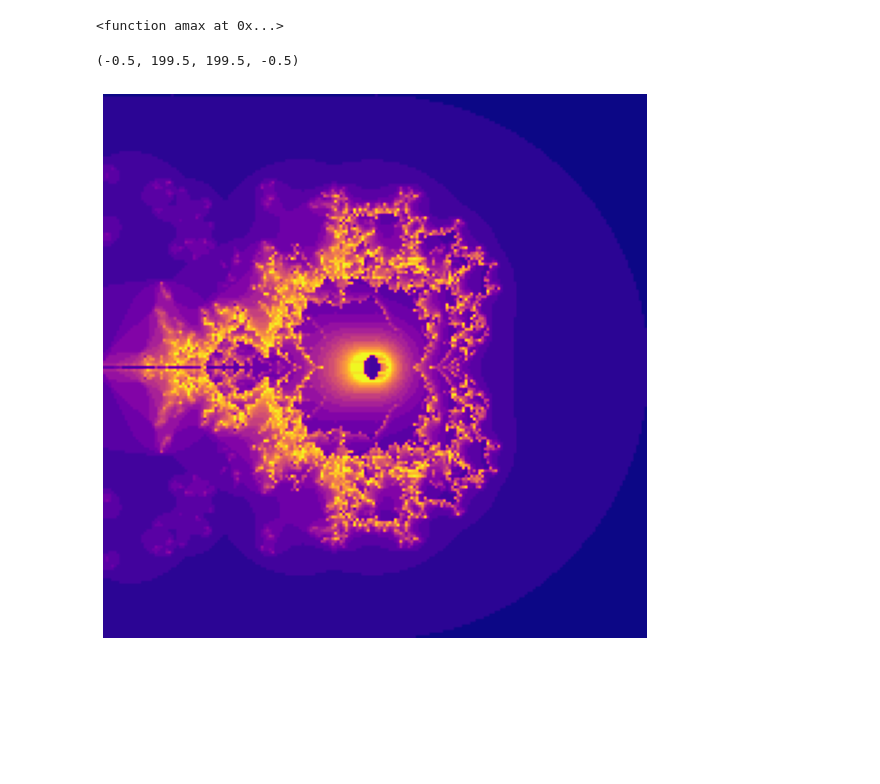
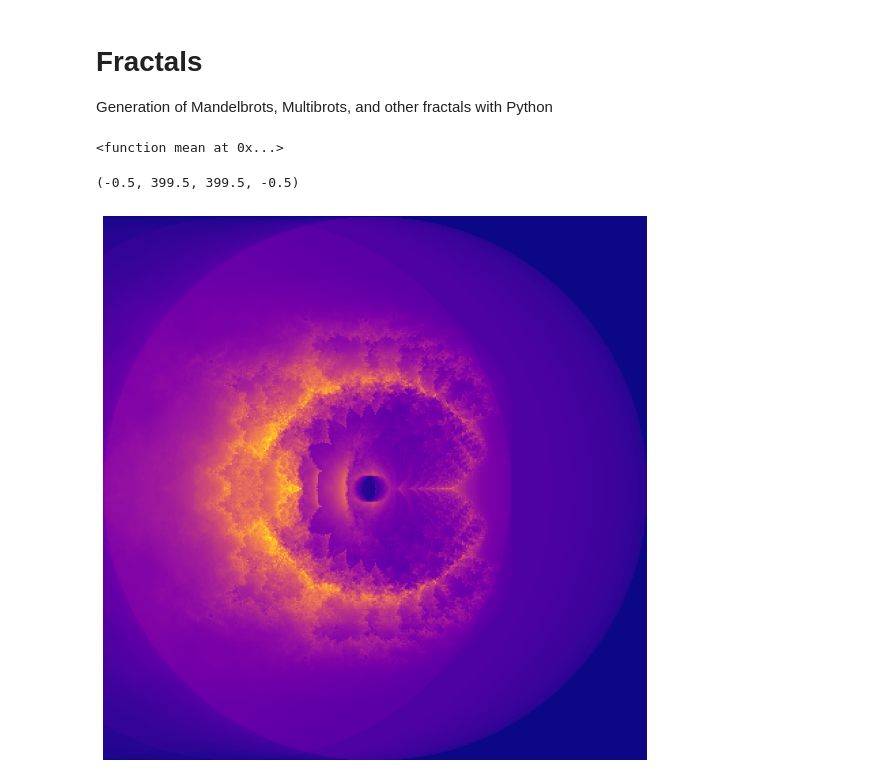
Before and after one commit to generic-github-user/fractals, a Jupyter notebook: fractals.ipynb, the cells around one changed output. Cells and saved outputs as stored; diff of their text form; code cells hidden in the pictures; blank space fills up the shorter version.

```diff
--- a/fractals.ipynb
+++ b/fractals.ipynb
@@ -1,3 +1,7 @@
+# %% [markdown]
+# Fractals
+
+Generation of Mandelbrots, Multibrots, and other fractals with Python
 # %%
 import matplotlib.pyplot as plt
 import numpy as np
@@ -34,34 +38,34 @@ class FractalSet:
                     b.append(kwargs['q'])
                 w[a] = b
             elif a not in 'q':
                 self.fixed[a] = b
         self.mdims = [b[-1] for a, b in w.items()]
         self.params = product(*[np.linspace(*b) for a, b in w.items()])
 
     def render(self, **kwargs):
         for p in self.params:
             self.fractals.append(generate(*p, **self.fixed))
         composite = self.fractals
         if 'axes' in kwargs:
             print(kwargs['axes'][0])
             composite = kwargs['axes'][0](self.fractals, axis=0)
             self.mdims = [1, 1]
         composite = tile(composite, self.mdims, self.fixed['r'])
         return composite
 
     def __call__(self, **kwargs):
         return self.render(**kwargs)
 
 # f = generate(r=(200, 400), b=1000, n=30)
-f = FractalSet(z=[0, 1.5], d=[1, 5], r=[200]*2, q=5)(axes=[np.max])
+f = FractalSet(z=[0, 1.5], d=[1, 5], r=[400]*2, q=10)(axes=[np.mean])
 fig = plt.figure(figsize=(10, 10))
 ax = fig.add_subplot()
 ax.imshow(f, cmap='plasma')
 plt.axis('off')
 # list or dict for params?
 
 # TODO: multicolored fractals
 # %% [output]
-<function amax at 0x...>
+<function mean at 0x...>
-(-0.5, 199.5, 199.5, -0.5)
+(-0.5, 399.5, 399.5, -0.5)
-[figure, old version]
+[figure, new version]
```
